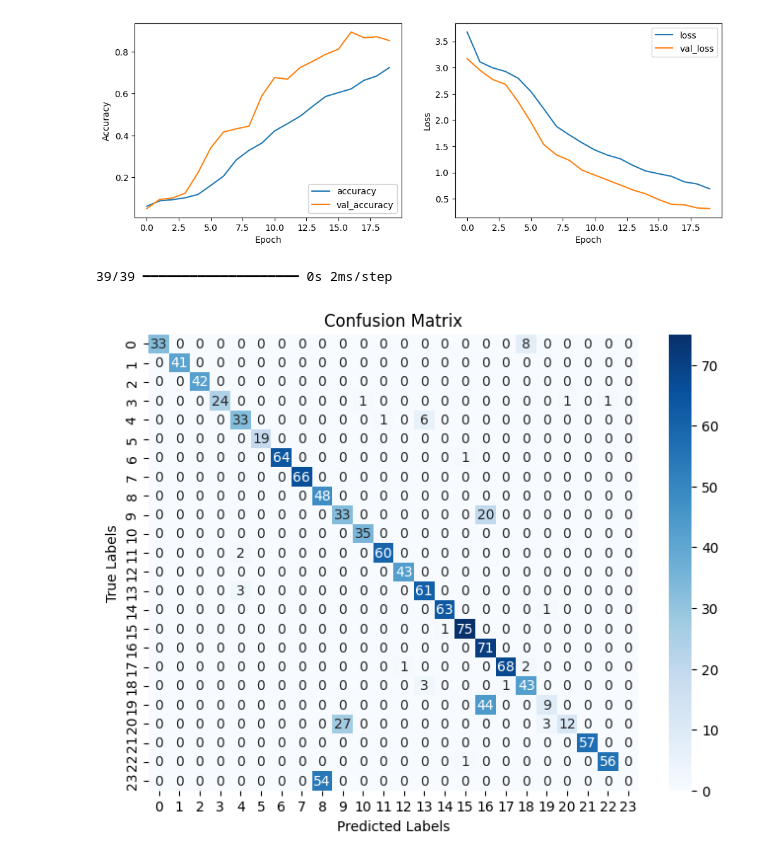
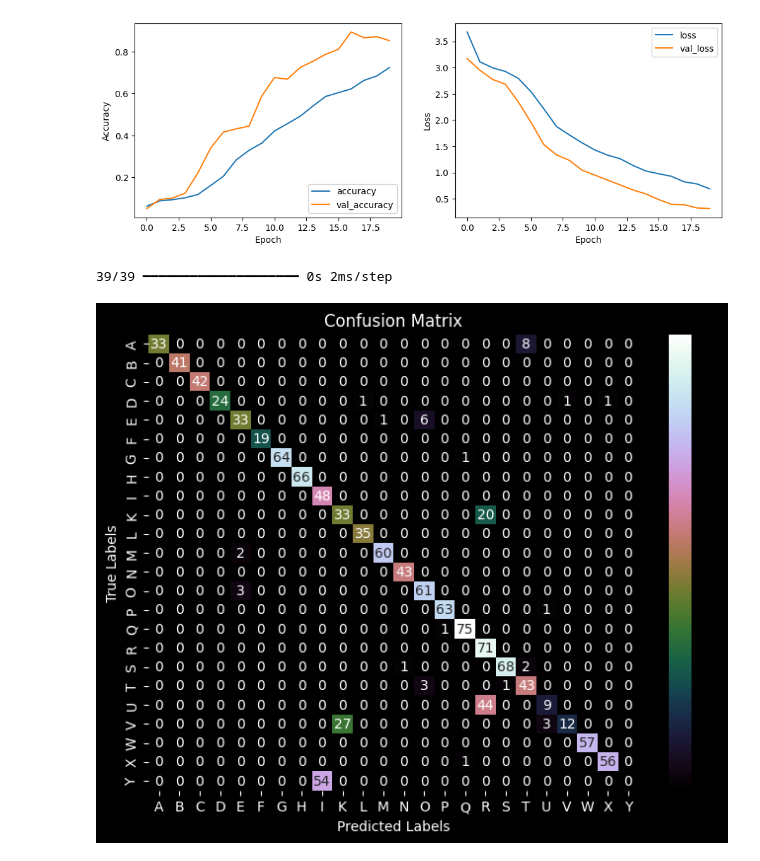
Before and after one commit to dvorakman/csci218-group-project, a Jupyter notebook: relativitymatters.ipynb, the cells around one changed output. Cells and saved outputs as stored; diff of their text form; code cells hidden in the pictures.

```diff
--- a/relativitymatters.ipynb
+++ b/relativitymatters.ipynb
@@ -135,22 +135,36 @@ plt.show()
 [figure]
 # %%
 import seaborn as sns
+import matplotlib.pyplot as plt
+import numpy as np
 from sklearn.metrics import confusion_matrix
+
+labels = ['A', 'B', 'C', 'D', 'E', 'F', 'G', 'H', 'I', 'K', 'L', 'M', 'N', 'O', 'P', 'Q', 'R', 'S', 'T', 'U', 'V', 'W', 'X', 'Y']
 
 # Get the predicted labels
 y_pred = model.predict(X_test)
 y_pred = np.argmax(y_pred, axis=1)
 
 # Compute the confusion matrix
 cm = confusion_matrix(y_test, y_pred)
 
 # Plot the confusion matrix using seaborn
 plt.figure(figsize=(8, 6))
-sns.heatmap(cm, annot=True, cmap='Blues', fmt='d')
-plt.title('Confusion Matrix')
-plt.xlabel('Predicted Labels')
-plt.ylabel('True Labels')
+ax = sns.heatmap(cm, annot=True, cmap='cubehelix', fmt='d', xticklabels=labels, yticklabels=labels)
+
+# Set the plot background to black
+plt.gcf().set_facecolor('black')
+ax.set_facecolor('black')
+
+# Change text color to white
+ax.tick_params(colors='white', which='both')  # Change color of ticks
+plt.setp(ax.get_xticklabels(), color='white')  # Change color of x-axis labels
+plt.setp(ax.get_yticklabels(), color='white')  # Change color of y-axis labels
+plt.title('Confusion Matrix', color='white')
+plt.xlabel('Predicted Labels', color='white')
+plt.ylabel('True Labels', color='white')
+
 plt.show()
 # %% [output]
 39/39 ━━━━━━━━━━━━━━━━━━━━ 0s 2ms/step
-[figure, old version]
+[figure, new version]
```
